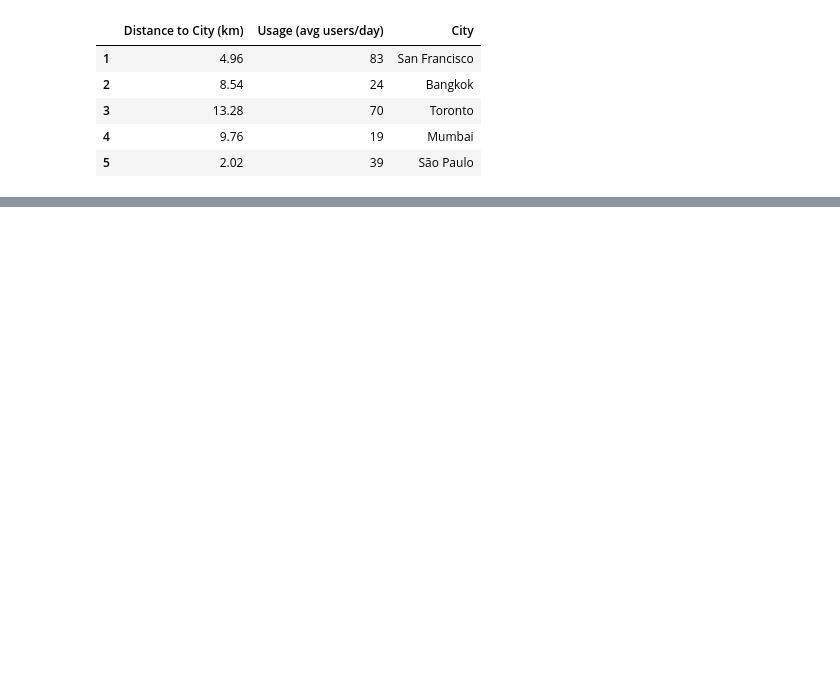
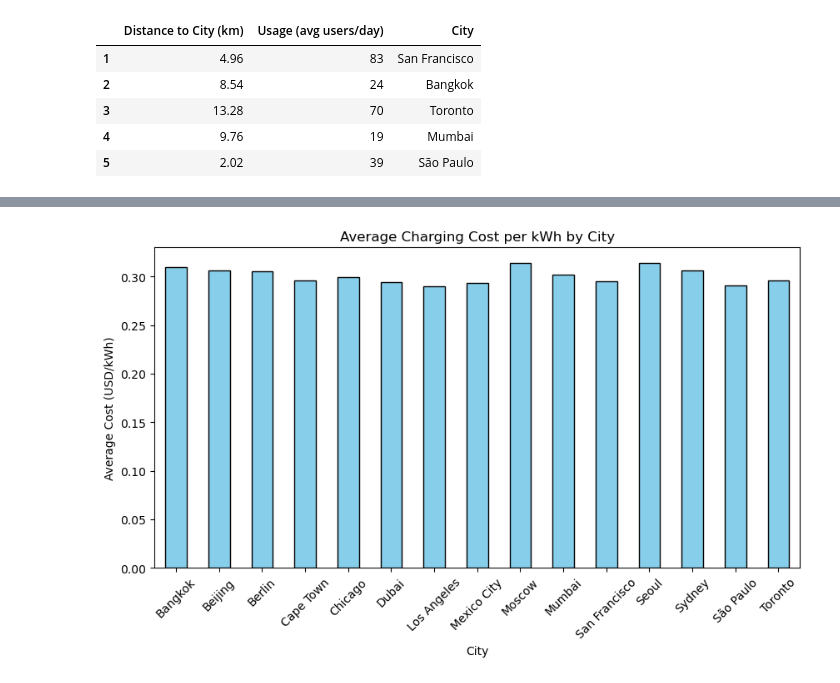
Before and after one commit to joeportnoy/ev-charging-stations, a Jupyter notebook: ev_charging_stations_analysis.ipynb, the cells around one changed output, grey strips where cells are left out. Cells and saved outputs as stored; diff of their text form; code cells hidden in the pictures; blank space fills up the shorter version.

```diff
--- a/ev_charging_stations_analysis.ipynb
+++ b/ev_charging_stations_analysis.ipynb
@@ -600,0 +607,6 @@ fig.show()
+# %%
+#6.Group Data by City
+# Calculate the average cost and distribution of costs.
+
+avg_cost_per_city = final_ev_data.groupby("City")["Cost (USD/kWh)"].mean()
+avg_cost_per_city
@@ -600,0 +631,15 @@ fig.show()
+# %%
+#6. bar Chart for cost distribution
+
+# Plot Bar Chart
+plt.figure(figsize=(10, 5))
+avg_cost_per_city.plot(kind="bar", color="skyblue", edgecolor="black")
+plt.xlabel("City")
+plt.ylabel("Average Cost (USD/kWh)")
+plt.title("Average Charging Cost per kWh by City")
+plt.xticks(rotation=45)
+
+# Show Plot
+plt.show()
+# %% [output]
+[figure, added]
```
Also changed, not shown: parts of 6 cells of this notebook.
